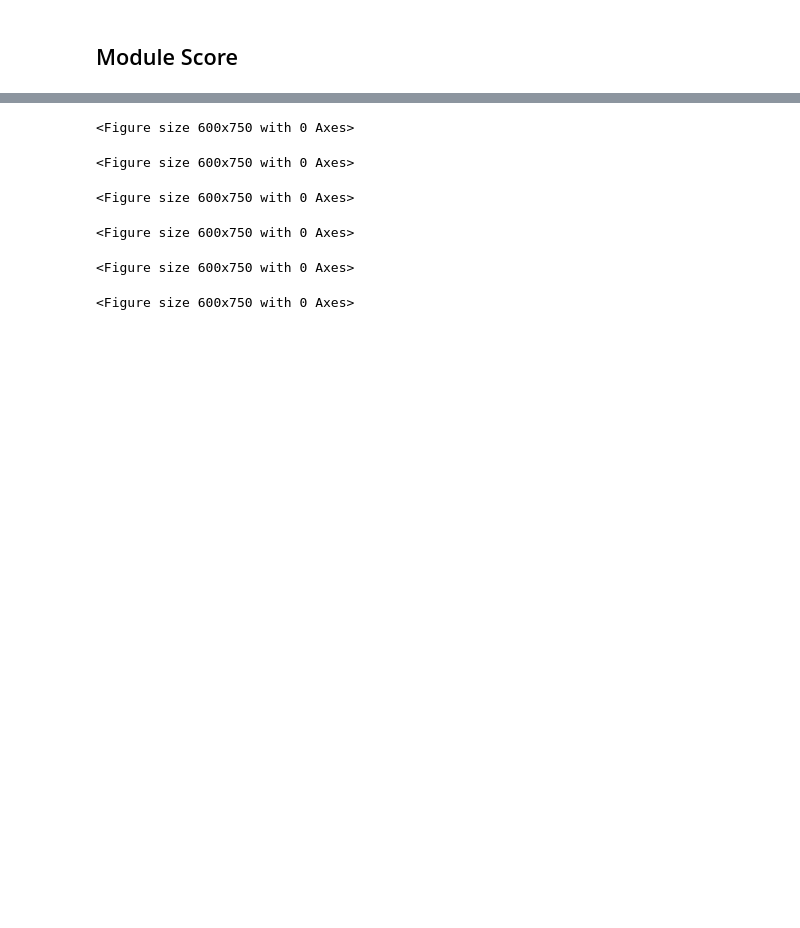
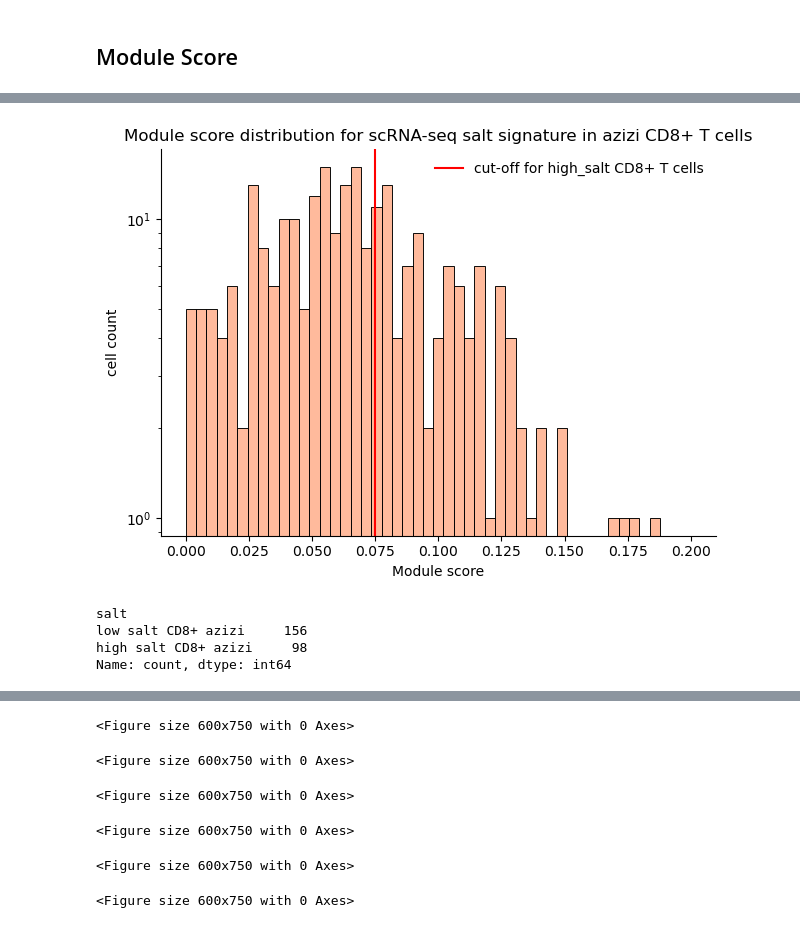
Before and after one commit to mBiocoder/Nature_immunology_code_repository, a Jupyter notebook: CD8_Tm_scRNAseq/CD8_Tm_scRNAseq_analysis.ipynb, the cells around one changed output, grey strips where cells are left out. Drawn from its saved outputs; the diff is of its cells as text; code cells hidden in the pictures; blank space fills up the shorter version.

```diff
--- a/CD8_Tm_scRNAseq/CD8_Tm_scRNAseq_analysis.ipynb
+++ b/CD8_Tm_scRNAseq/CD8_Tm_scRNAseq_analysis.ipynb
@@ -146,0 +229,17 @@ def gene_expression(adata, gene, conditions):
+# %%
+sns.histplot(adata_azizi.obs['score'], bins=np.linspace(0, .2, 50))
+
+
+plt.title('Module score distribution for scRNA-seq salt signature in azizi CD8+ T cells')
+
+plt.axvline(x = 0.075, color = 'red', label = 'cut-off for high_salt CD8+ T cells')
+plt.xlabel('Module score')
+plt.yscale('log')
+plt.ylabel('cell count')
+plt.legend(frameon=False)
+sns.despine()
+plt.tight_layout()
+
+plt.savefig(f'../figures/histogram_module_score_salt_signature_azizi.pdf', dpi = 300, bbox_inches = 'tight')
+# %% [output]
+[figure, added]
@@ -146,0 +252,7 @@ def gene_expression(adata, gene, conditions):
+# %%
+adata_azizi.obs['salt'].value_counts()
+# %% [output]
+salt
+low salt CD8+ azizi     156
+high salt CD8+ azizi     98
+Name: count, dtype: int64
```
Also changed, not shown: parts of 37 cells of this notebook.
